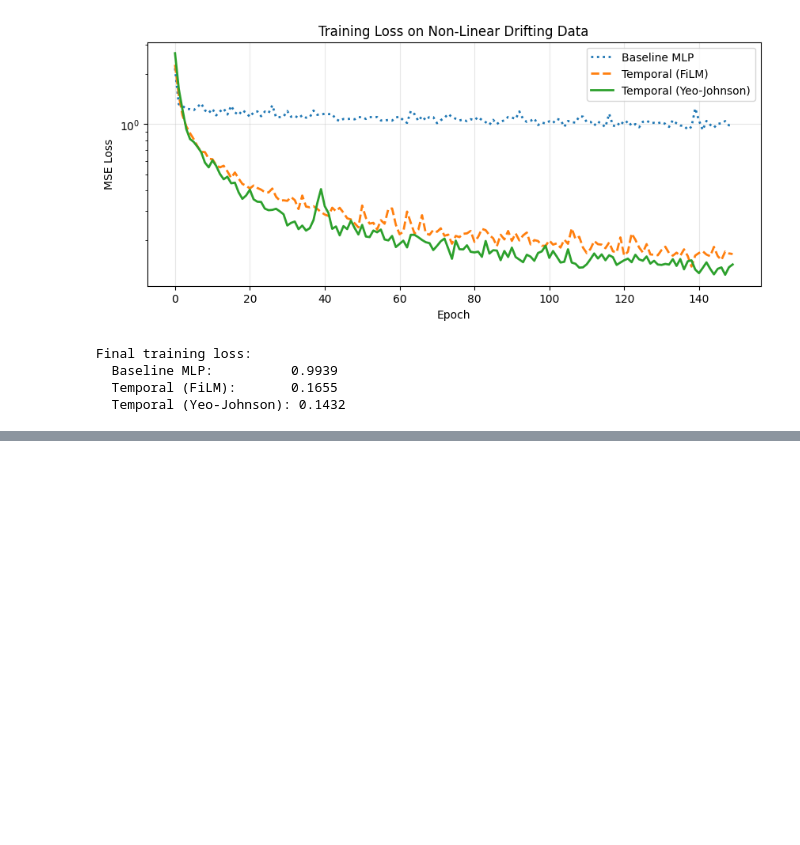
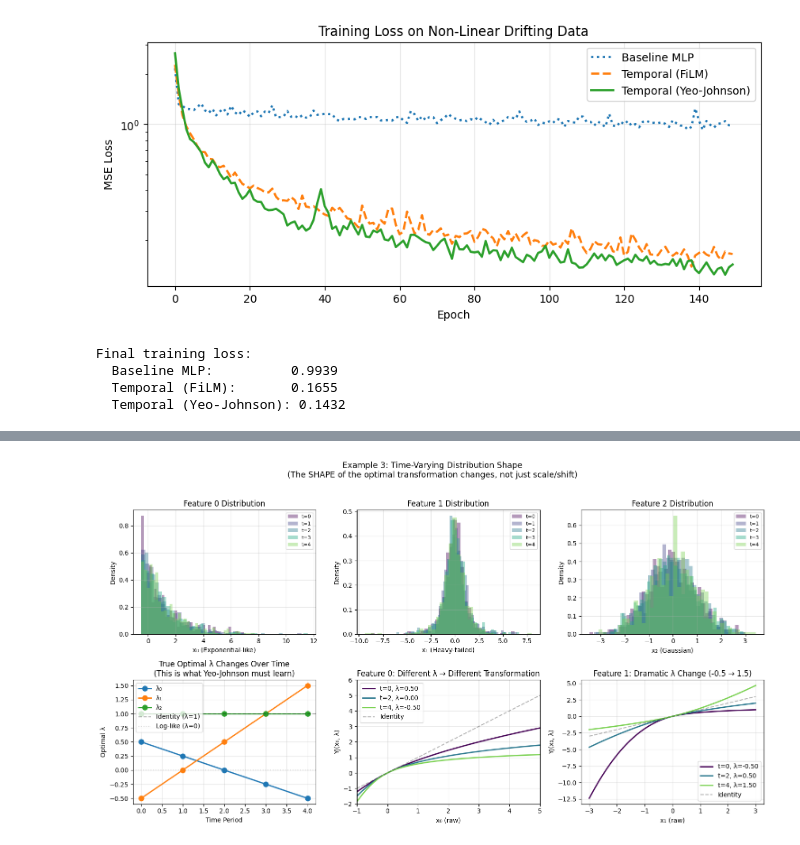
Before and after one commit to liamflynn1989/tabular-nn-research, a Jupyter notebook: tutorials/01_temporal_modulation.ipynb, the cells around one changed output, grey strips where cells are left out. Cells and saved outputs as stored; diff of their text form; code cells hidden in the pictures; blank space fills up the shorter version.

```diff
--- a/tutorials/01_temporal_modulation.ipynb
+++ b/tutorials/01_temporal_modulation.ipynb
@@ -1347,0 +1460,77 @@ This is much more parameter-efficient than training separate models per time per
+# %%
+# Visualize the feature distributions and optimal λ values
+fig, axes = plt.subplots(2, 3, figsize=(15, 8))
+
+# Top row: Feature distributions (all time periods overlaid)
+feature_names = ['x₀ (Exponential-like)', 'x₁ (Heavy-tailed)', 'x₂ (Gaussian)']
+colors = plt.cm.viridis(np.linspace(0, 0.8, 5))
+
+for feat_idx in range(3):
+    ax = axes[0, feat_idx]
+    for t in range(5):
+        mask = time_idx_skew == t
+        data = X_skew[mask, feat_idx].numpy()
+        ax.hist(data, bins=40, alpha=0.4, color=colors[t], label=f't={t}', density=True)
+    ax.set_xlabel(feature_names[feat_idx])
+    ax.set_ylabel('Density')
+    ax.set_title(f'Feature {feat_idx} Distribution')
+    ax.legend(fontsize=8)
+    ax.grid(True, alpha=0.3)
+
+# Bottom row: Optimal λ over time and the effect of YJ transformation
+# Left: λ values over time
+ax = axes[1, 0]
+for feat_idx, key in enumerate(['λ₀', 'λ₁', 'λ₂']):
+    lambdas = [true_lambdas[t][key] for t in range(5)]
+    ax.plot(range(5), lambdas, 'o-', linewidth=2, markersize=8, label=key)
+ax.axhline(1.0, color='black', linestyle='--', alpha=0.3, label='Identity (λ=1)')
+ax.axhline(0.0, color='gray', linestyle=':', alpha=0.3, label='Log-like (λ=0)')
+ax.set_xlabel('Time Period')
+ax.set_ylabel('Optimal λ')
+ax.set_title('True Optimal λ Changes Over Time\n(This is what Yeo-Johnson must learn)')
+ax.legend(loc='upper left')
+ax.grid(True, alpha=0.3)
+
+# Middle: Show YJ transformation effect for Feature 0 at different times
+ax = axes[1, 1]
+from scipy.stats import yeojohnson
+x_demo = np.linspace(-1, 5, 200)
+for t in [0, 2, 4]:
+    lmbda = true_lambdas[t]['λ₀']
+    y_transformed = yeojohnson(x_demo, lmbda=lmbda)
+    ax.plot(x_demo, y_transformed, linewidth=2, label=f't={t}, λ={lmbda:.2f}', color=colors[t])
+ax.plot(x_demo, x_demo, 'k--', alpha=0.3, label='Identity')
+ax.set_xlabel('x₀ (raw)')
+ax.set_ylabel('YJ(x₀, λ)')
+ax.set_title('Feature 0: Different λ → Different Transformation')
+ax.legend()
+ax.grid(True, alpha=0.3)
+ax.set_xlim(-1, 5)
+ax.set_ylim(-2, 6)
+
+# Right: Show YJ transformation effect for Feature 1 at different times
+ax = axes[1, 2]
+x_demo = np.linspace(-3, 3, 200)
+for t in [0, 2, 4]:
+    lmbda = true_lambdas[t]['λ₁']
+    y_transformed = yeojohnson(x_demo, lmbda=lmbda)
+    ax.plot(x_demo, y_transformed, linewidth=2, label=f't={t}, λ={lmbda:.2f}', color=colors[t])
+ax.plot(x_demo, x_demo, 'k--', alpha=0.3, label='Identity')
+ax.set_xlabel('x₁ (raw)')
+ax.set_ylabel('YJ(x₁, λ)')
+ax.set_title('Feature 1: Dramatic λ Change (-0.5 → 1.5)')
+ax.legend()
+ax.grid(True, alpha=0.3)
+
+plt.suptitle('Example 3: Time-Varying Distribution Shape\n(The SHAPE of the optimal transformation changes, not just scale/shift)',
+             fontsize=13, y=1.02)
+plt.tight_layout()
+plt.show()
+
+print("\nKey insight:")
+print("  - FiLM can only do: γ(t) · x + β(t)  →  linear transformation (scale + shift)")
+print("  - Yeo-Johnson can do: γ(t) · YJ(x, λ(t)) + β(t)  →  non-linear power transformation")
+print("\nIn this data, the TRUE relationship requires different power transformations at each time.")
+print("FiLM cannot capture this - it can only scale and shift the raw (skewed) features.")
+# %% [output]
+[figure, added]
```
Also changed, not shown: parts of 13 cells of this notebook.
